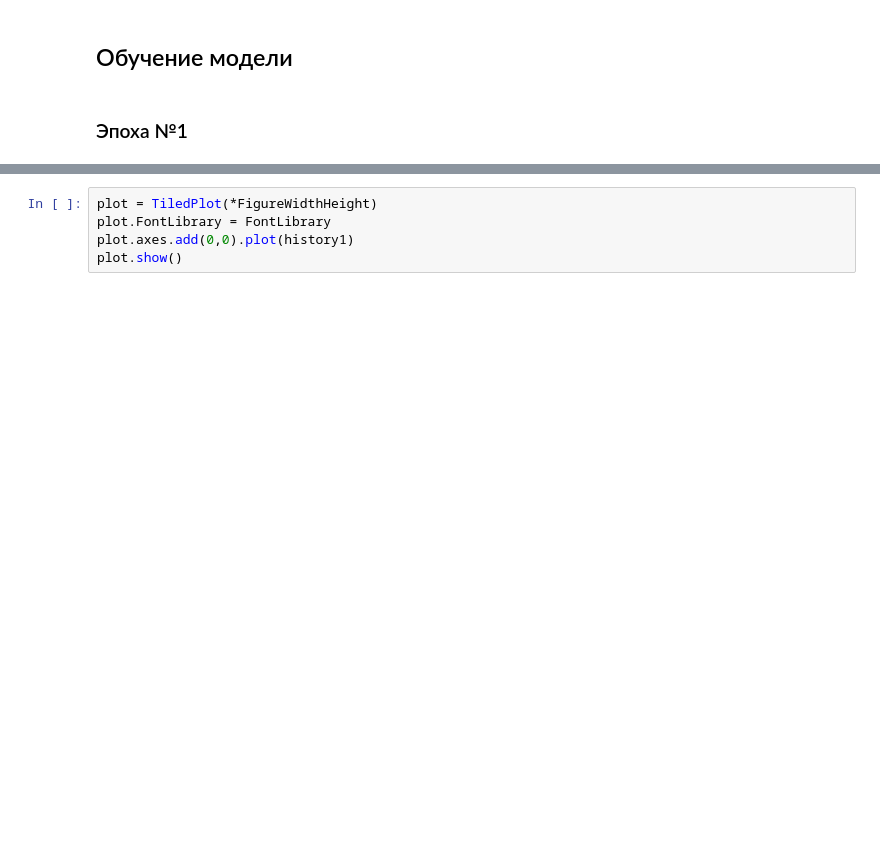
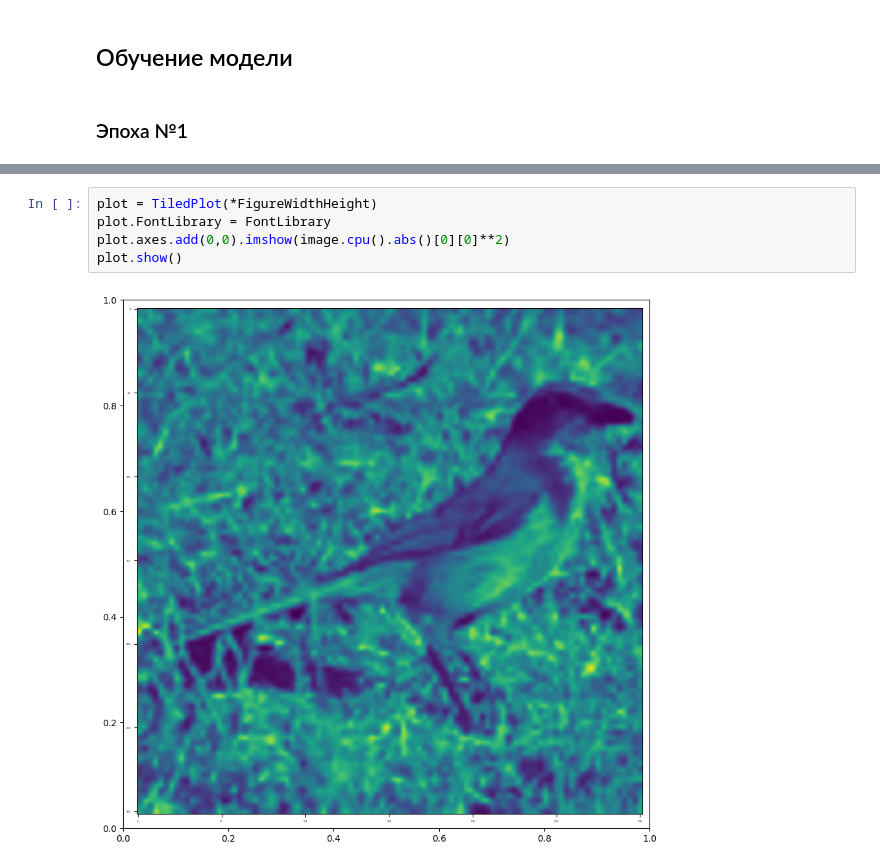
Before and after one commit to Belashov641618/OpticalEncoder, a Jupyter notebook: notebooks/ID2NN Training.ipynb, the cells around one changed output, grey strips where cells are left out. Cells and saved outputs as stored; diff of their text form; blank space fills up the shorter version.

```diff
--- a/notebooks/ID2NN Training.ipynb
+++ b/notebooks/ID2NN Training.ipynb
@@ -259,5 +236,7 @@ model.visualize(image)
 # %%
 plot = TiledPlot(*FigureWidthHeight)
 plot.FontLibrary = FontLibrary
-plot.axes.add(0,0).plot(history1)
+plot.axes.add(0,0).imshow(image.cpu().abs()[0][0]**2)
 plot.show()
+# %% [output]
+[figure, added]
```
Also changed, not shown: parts of 9 cells of this notebook.
